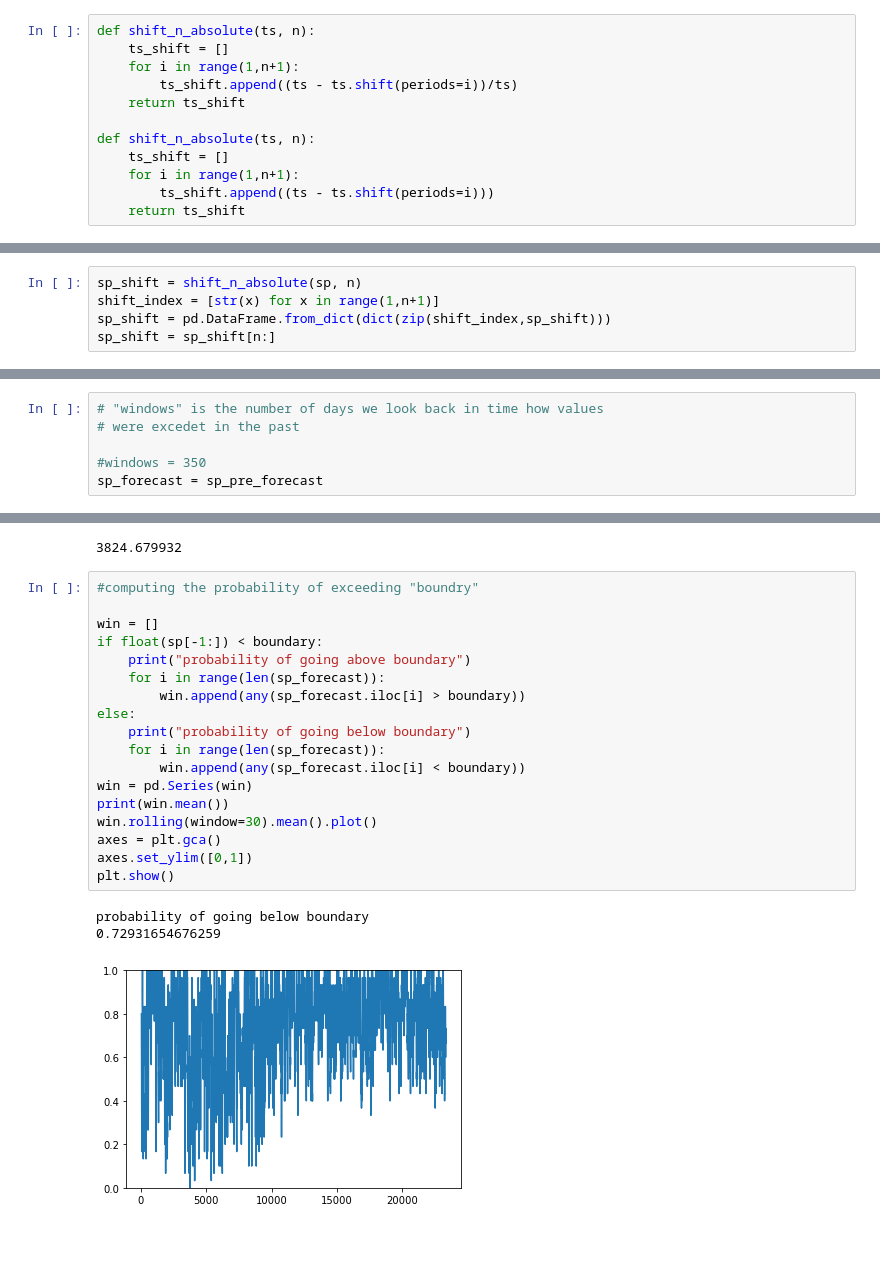
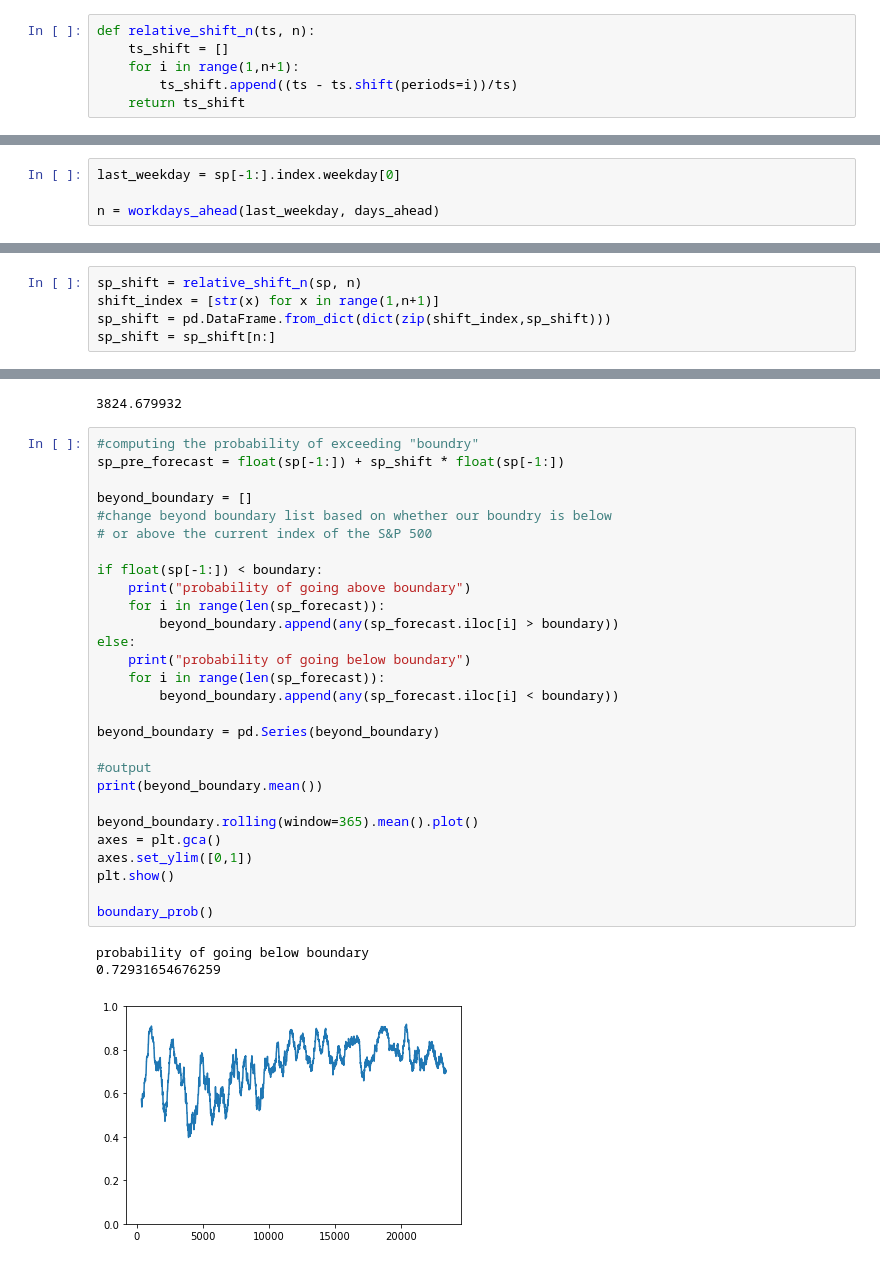
Before and after one commit to sonofhypnos/blog, a Jupyter notebook: _notebooks/2020-01-10-sp500.ipynb, the cells around one changed output, grey strips where cells are left out. Saved outputs shown, nothing was run; the diff lists cells and outputs as text.

```diff
--- a/_notebooks/2020-01-10-sp500.ipynb
+++ b/_notebooks/2020-01-10-sp500.ipynb
@@ -94,15 +110,9 @@ Date
 1928-01-06    17.660000
 Name: Close, dtype: float64
 # %%
-def shift_n_absolute(ts, n):
+def relative_shift_n(ts, n):
     ts_shift = []
     for i in range(1,n+1):
         ts_shift.append((ts - ts.shift(periods=i))/ts)
     return ts_shift
-
-def shift_n_absolute(ts, n):
-    ts_shift = []
-    for i in range(1,n+1):
-        ts_shift.append((ts - ts.shift(periods=i)))
-    return ts_shift
 # %%
@@ -116,0 +139,4 @@ boundary = 3400
+# %%
+last_weekday = sp[-1:].index.weekday[0]
+
+n = workdays_ahead(last_weekday, days_ahead)
@@ -117,5 +145,5 @@ boundary = 3400
 # %%
-sp_shift = shift_n_absolute(sp, n)
+sp_shift = relative_shift_n(sp, n)
 shift_index = [str(x) for x in range(1,n+1)]
 sp_shift = pd.DataFrame.from_dict(dict(zip(shift_index,sp_shift)))
 sp_shift = sp_shift[n:]
@@ -156,32 +181,36 @@ sp_pre_forecast = float(sp[-1:]) + sp_shift * float(sp[-1:])
-# %%
-# "windows" is the number of days we look back in time how values
-# were excedet in the past
-
-#windows = 350
-sp_forecast = sp_pre_forecast
 # %%
 float(sp[-1:])
 # %% [output]
 3824.679932
 # %%
 #computing the probability of exceeding "boundry"
+sp_pre_forecast = float(sp[-1:]) + sp_shift * float(sp[-1:])
 
-win = []
+beyond_boundary = []
+#change beyond boundary list based on whether our boundry is below
+# or above the current index of the S&P 500
+
 if float(sp[-1:]) < boundary:
     print("probability of going above boundary")
     for i in range(len(sp_forecast)):
-        win.append(any(sp_forecast.iloc[i] > boundary))
+        beyond_boundary.append(any(sp_forecast.iloc[i] > boundary))
 else:
     print("probability of going below boundary")
     for i in range(len(sp_forecast)):
-        win.append(any(sp_forecast.iloc[i] < boundary))
-win = pd.Series(win)
-print(win.mean())
-win.rolling(window=30).mean().plot()
+        beyond_boundary.append(any(sp_forecast.iloc[i] < boundary))
+
+beyond_boundary = pd.Series(beyond_boundary)
+
+#output
+print(beyond_boundary.mean())
+
+beyond_boundary.rolling(window=365).mean().plot()
 axes = plt.gca()
 axes.set_ylim([0,1])
 plt.show()
+
+boundary_prob()
 # %% [output]
 probability of going below boundary
 0.72931654676259
-[figure, old version]
+[figure, new version]
```
Also changed, not shown: parts of 27 cells of this notebook.
